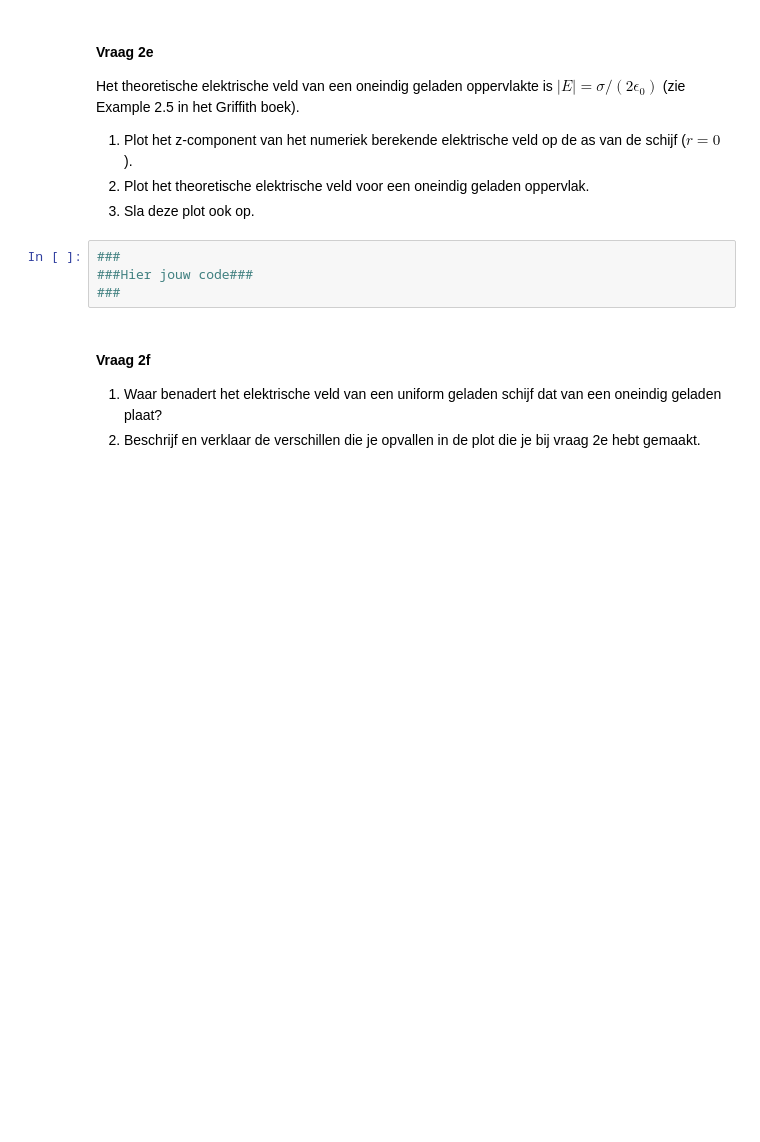
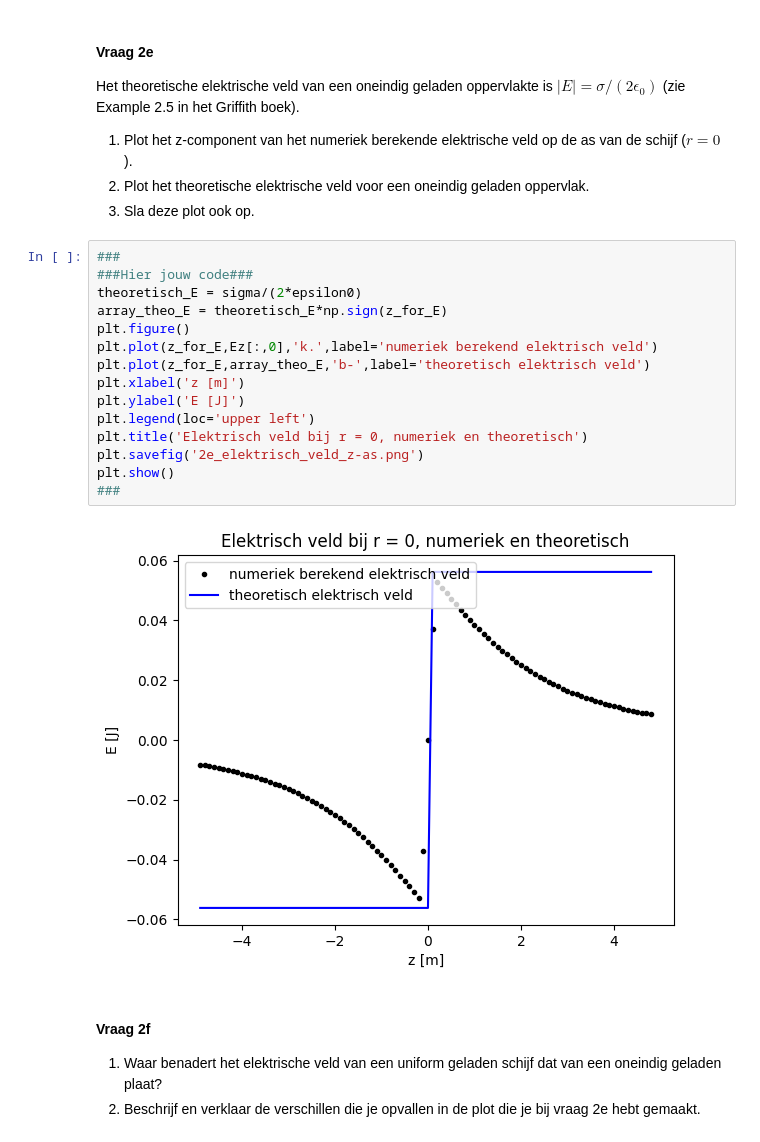
Before and after one commit to FS314159265358979323846264338/opdrachten-DEF-D, a Jupyter notebook: DigitaleOntwerpopdrachten/1CondensatorOpdracht/CondensatorOntwerpopdracht.ipynb, the cells around one changed output. Saved outputs shown, nothing was run; the diff lists cells and outputs as text; blank space fills up the shorter version.

```diff
--- a/DigitaleOntwerpopdrachten/1CondensatorOpdracht/CondensatorOntwerpopdracht.ipynb
+++ b/DigitaleOntwerpopdrachten/1CondensatorOpdracht/CondensatorOntwerpopdracht.ipynb
@@ -267,7 +268,20 @@ Het theoretische elektrische veld van een oneindig geladen oppervlakte is $|E| =
 # %%
 ###
 ###Hier jouw code###
+theoretisch_E = sigma/(2*epsilon0)
+array_theo_E = theoretisch_E*np.sign(z_for_E)
+plt.figure()
+plt.plot(z_for_E,Ez[:,0],'k.',label='numeriek berekend elektrisch veld')
+plt.plot(z_for_E,array_theo_E,'b-',label='theoretisch elektrisch veld')
+plt.xlabel('z [m]')
+plt.ylabel('E [J]')
+plt.legend(loc='upper left')
+plt.title('Elektrisch veld bij r = 0, numeriek en theoretisch')
+plt.savefig('2e_elektrisch_veld_z-as.png')
+plt.show()
 ###
+# %% [output]
+[figure, added]
 # %% [markdown]
 #### Vraag 2f
 1. Waar benadert het elektrische veld van een uniform geladen schijf dat van een oneindig geladen plaat?
```
Also changed, not shown: parts of 3 cells of this notebook, 2 other files.
